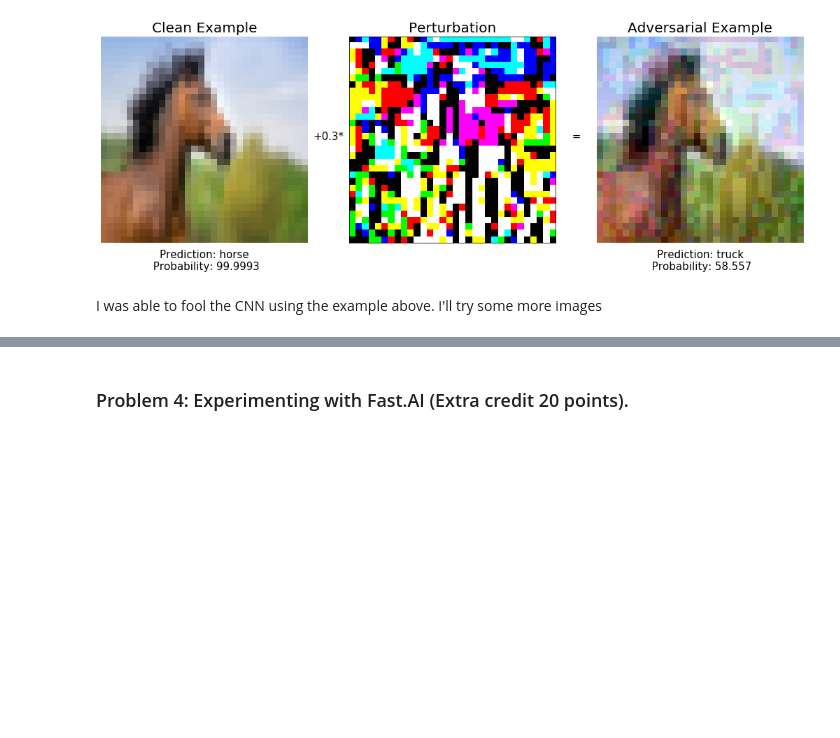
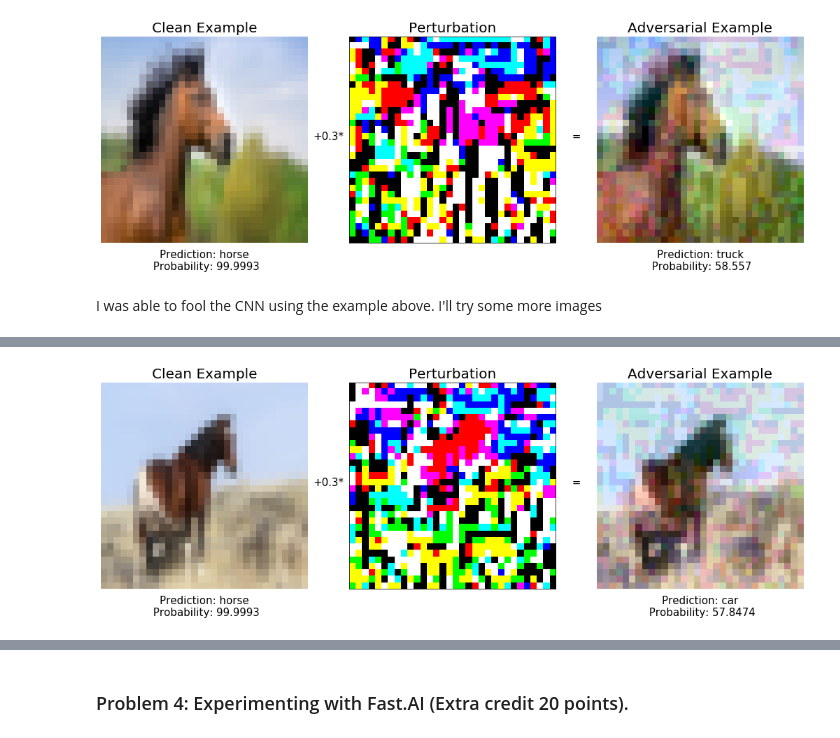
Before and after one commit to JavierPalomares90/scalable_ml_hw2, a Jupyter notebook: javier_palomares_hw2.ipynb, the cells around one changed output, grey strips where cells are left out. Saved outputs shown, nothing was run; the diff lists cells and outputs as text; code cells hidden in the pictures; blank space fills up the shorter version.

```diff
--- a/javier_palomares_hw2.ipynb
+++ b/javier_palomares_hw2.ipynb
@@ -1339,0 +1346,5 @@ adversarial_img(url,.3)
+# %%
+url='https://cdn0.wideopencountry.com/wp-content/uploads/2019/03/Wild-Horse-793x526.jpg'
+adversarial_img(url,.3)
+# %% [output]
+[figure, added]
```
Also changed, not shown: parts of 11 cells of this notebook.
